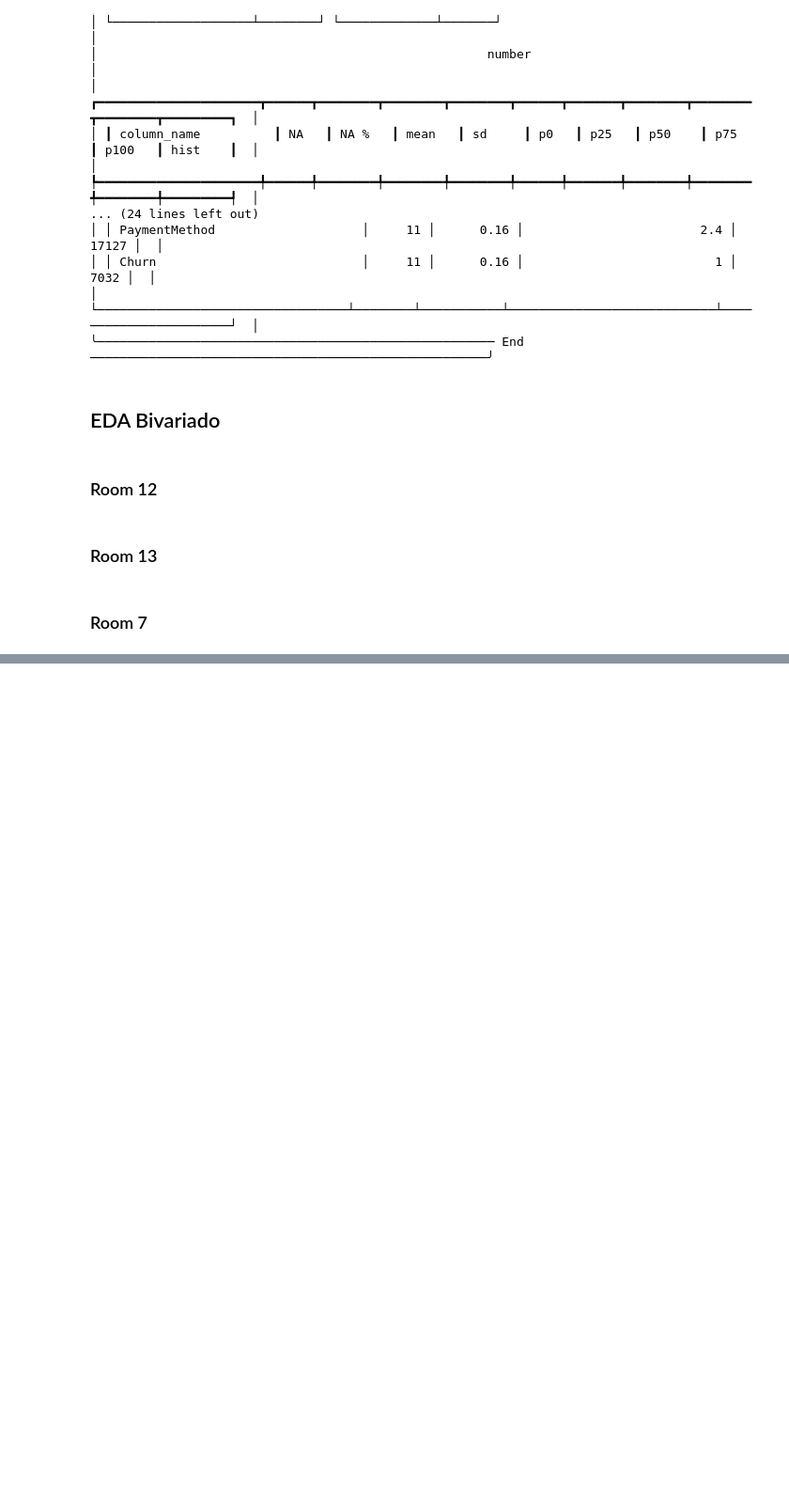
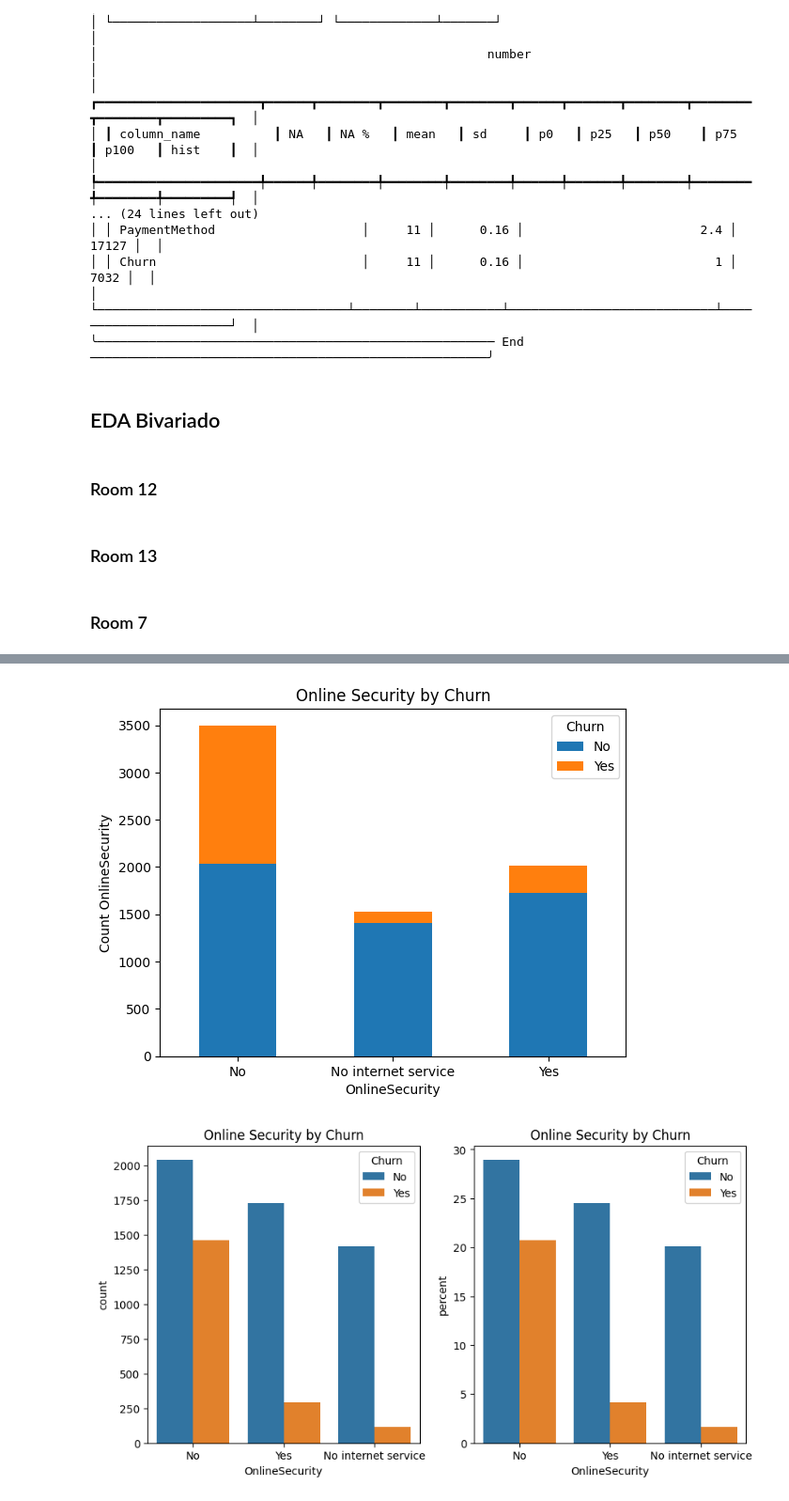
Before and after one commit to nestormontano/PrDS_2024__TelcoCustomerChurn, a Jupyter notebook: eda_py.ipynb, the cells around one changed output, grey strips where cells are left out. Shown at 94% size. Drawn from its saved outputs; the diff is of its cells as text; code cells hidden in the pictures; blank space fills up the shorter version.

```diff
--- a/eda_py.ipynb
+++ b/eda_py.ipynb
@@ -151,0 +209,21 @@ skimpy.skim(data)
+# %%
+# Creating crosstab
+pd.crosstab(data.OnlineSecurity, data.Churn).plot(kind="bar", stacked=True, rot=0)# Creating barplot
+plt.xlabel('OnlineSecurity')
+plt.ylabel('Count OnlineSecurity')
+plt.title('Online Security by Churn')
+plt.show()
+
+
+figure, axis = plt.subplots(1, 2,figsize=(10,5))
+
+sns.countplot(ax=axis[0], data=data,x= 'OnlineSecurity', hue='Churn')
+axis[0].set_title('Online Security by Churn')
+
+sns.countplot(ax=axis[1],data=data,x= 'OnlineSecurity', hue='Churn', stat="percent")
+axis[1].set_title('Online Security by Churn')
+
+plt.show()
+# %% [output]
+[figure, added]
+[figure, added]
```
Also changed, not shown: parts of 12 cells of this notebook.
